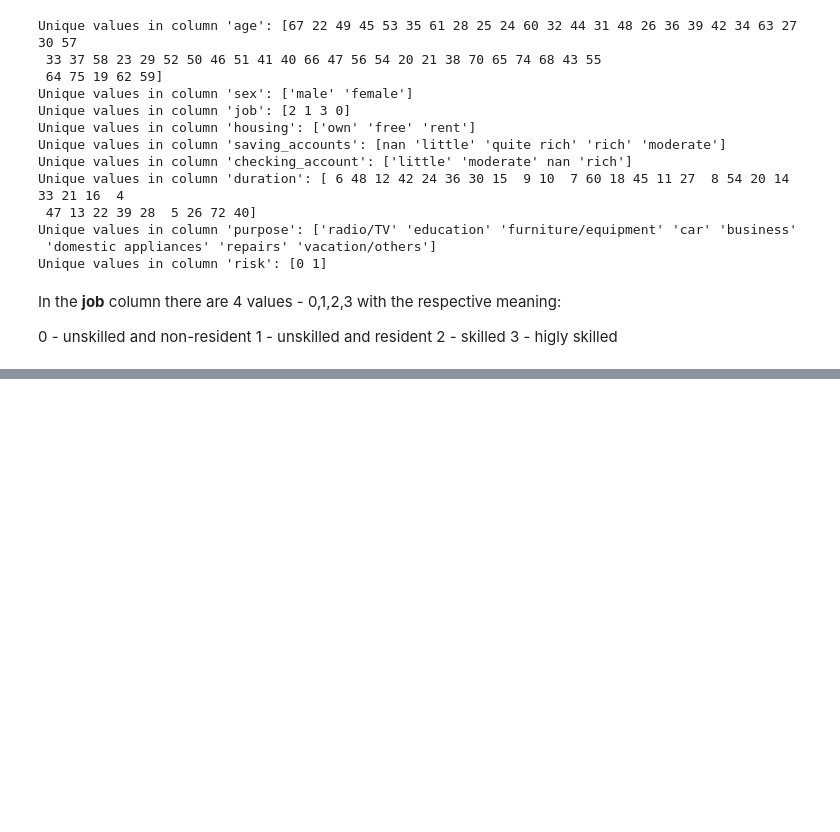
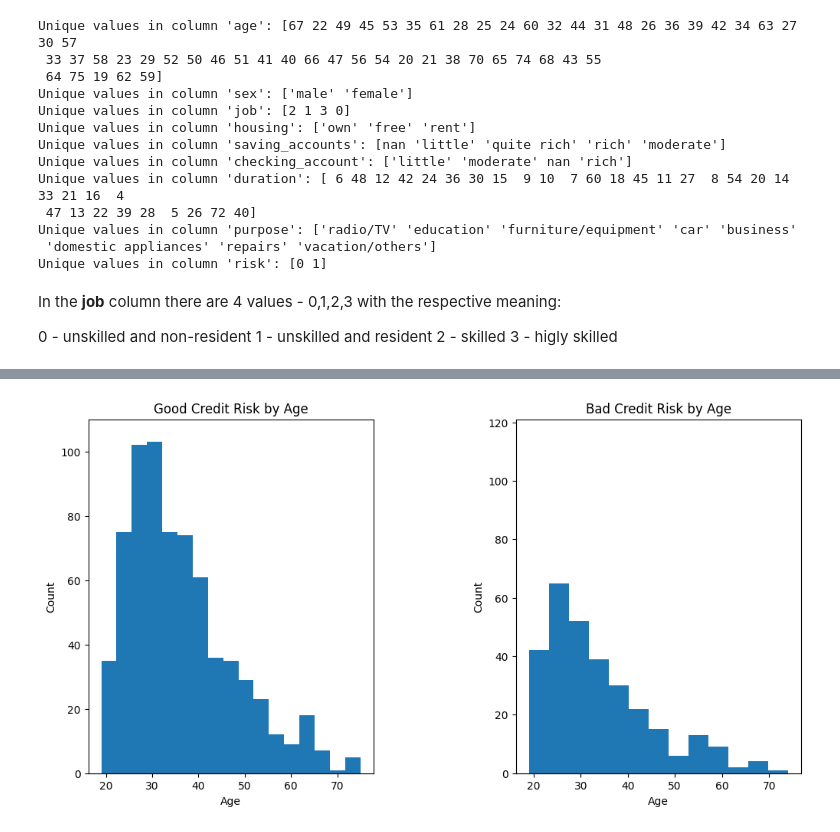
Before and after one commit to jordan-bonev/Loan-Risk-Predicition, a Jupyter notebook: Loan-Risk-Prediction.ipynb, the cells around one changed output, grey strips where cells are left out. Saved outputs shown, nothing was run; the diff lists cells and outputs as text; code cells hidden in the pictures; blank space fills up the shorter version.

```diff
--- a/Loan-Risk-Prediction.ipynb
+++ b/Loan-Risk-Prediction.ipynb
@@ -141,0 +158,23 @@ In the **job** column there are 4 values - 0,1,2,3 with the respective meaning:
+# %%
+plt.figure(figsize=(12, 6))
+
+plt.subplot(1,2,1)
+
+plt.hist(german_good.age, bins = "fd")
+plt.title("Good Credit Risk by Age")
+plt.xlabel("Age")
+plt.ylabel("Count")
+plt.ylim(0, 110)
+
+plt.subplots_adjust(wspace = 0.5)
+
+plt.subplot(1,2,2)
+plt.hist(german_bad.age, bins = "fd")
+plt.title("Bad Credit Risk by Age")
+plt.xlabel("Age")
+plt.ylabel("Count")
+plt.ylim(0, 121)
+
+plt.show()
+# %% [output]
+[figure, added]
```
Also changed, not shown: parts of 3 cells of this notebook.
